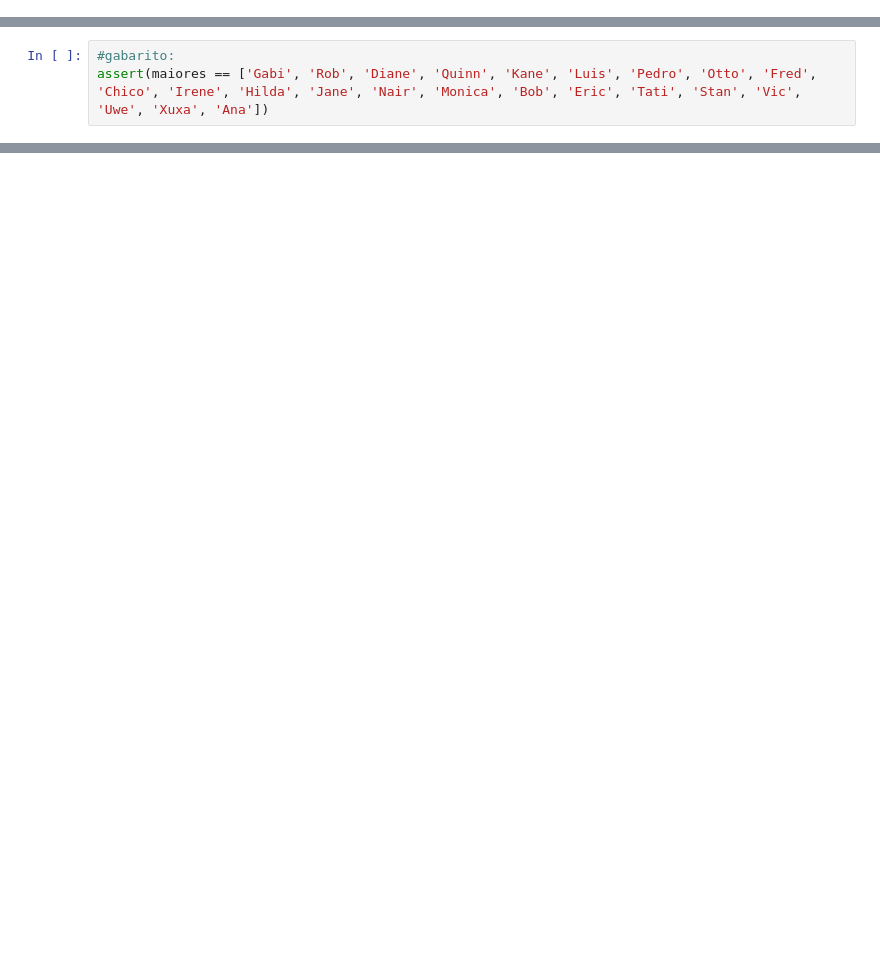
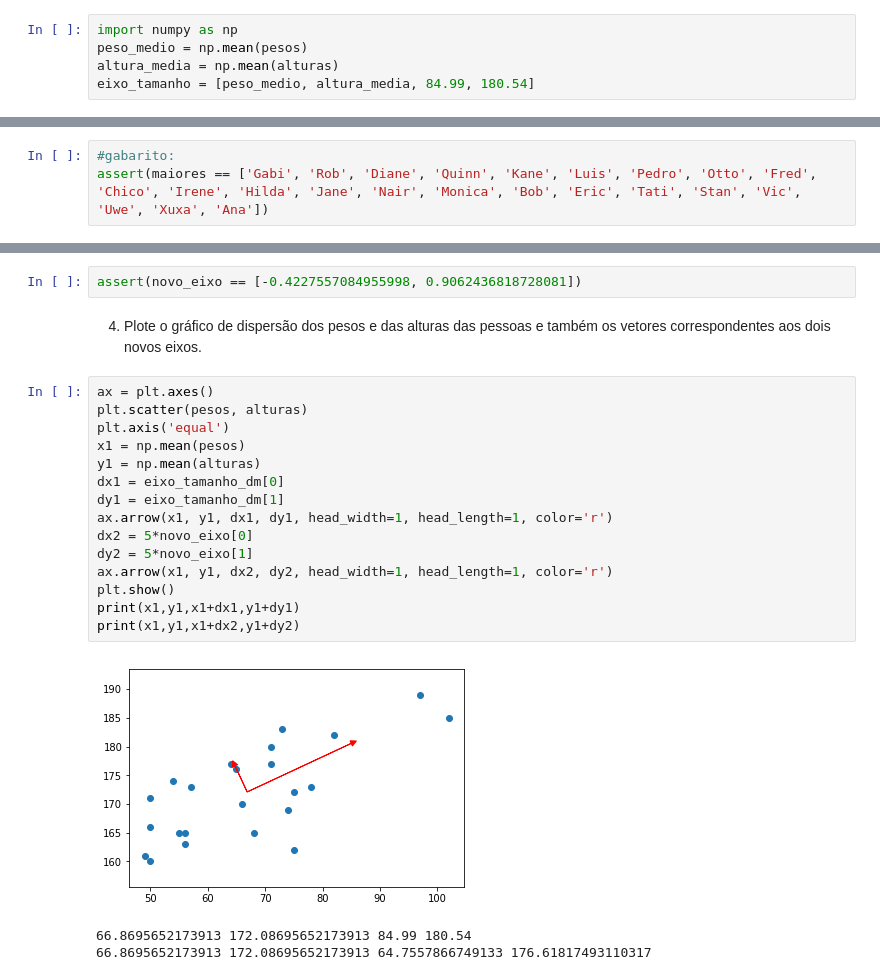
Before and after one commit to innng/data-science-introduction, a Jupyter notebook: Aula03 - Álgebra Linear.ipynb, the cells around one changed output, grey strips where cells are left out. Saved outputs shown, nothing was run; the diff lists cells and outputs as text; blank space fills up the shorter version.

```diff
--- a/Aula03 - Álgebra Linear.ipynb
+++ b/Aula03 - Álgebra Linear.ipynb
@@ -500,0 +553,5 @@ Projete as pessoas neste eixo e as ordene da maior para a menor pessoa.
+# %%
+import numpy as np
+peso_medio = np.mean(pesos)
+altura_media = np.mean(alturas)
+eixo_tamanho = [peso_medio, altura_media, 84.99, 180.54]
@@ -503,0 +587,23 @@ assert(maiores == ['Gabi', 'Rob', 'Diane', 'Quinn', 'Kane', 'Luis', 'Pedro', 'Ot
+# %%
+assert(novo_eixo == [-0.4227557084955998, 0.9062436818728081])
+# %% [markdown]
+4) Plote o gráfico de dispersão dos pesos e das alturas das pessoas e também os vetores correspondentes aos dois novos eixos.
+# %%
+ax = plt.axes()
+plt.scatter(pesos, alturas)
+plt.axis('equal')
+x1 = np.mean(pesos)
+y1 = np.mean(alturas)
+dx1 = eixo_tamanho_dm[0]
+dy1 = eixo_tamanho_dm[1]
+ax.arrow(x1, y1, dx1, dy1, head_width=1, head_length=1, color='r')
+dx2 = 5*novo_eixo[0]
+dy2 = 5*novo_eixo[1]
+ax.arrow(x1, y1, dx2, dy2, head_width=1, head_length=1, color='r')
+plt.show()
+print(x1,y1,x1+dx1,y1+dy1)
+print(x1,y1,x1+dx2,y1+dy2)
+# %% [output]
+[figure, added]
+66.8695652173913 172.08695652173913 84.99 180.54
+66.8695652173913 172.08695652173913 64.7557866749133 176.61817493110317
```
Also changed, not shown: parts of 18 cells of this notebook, 3 other files.
